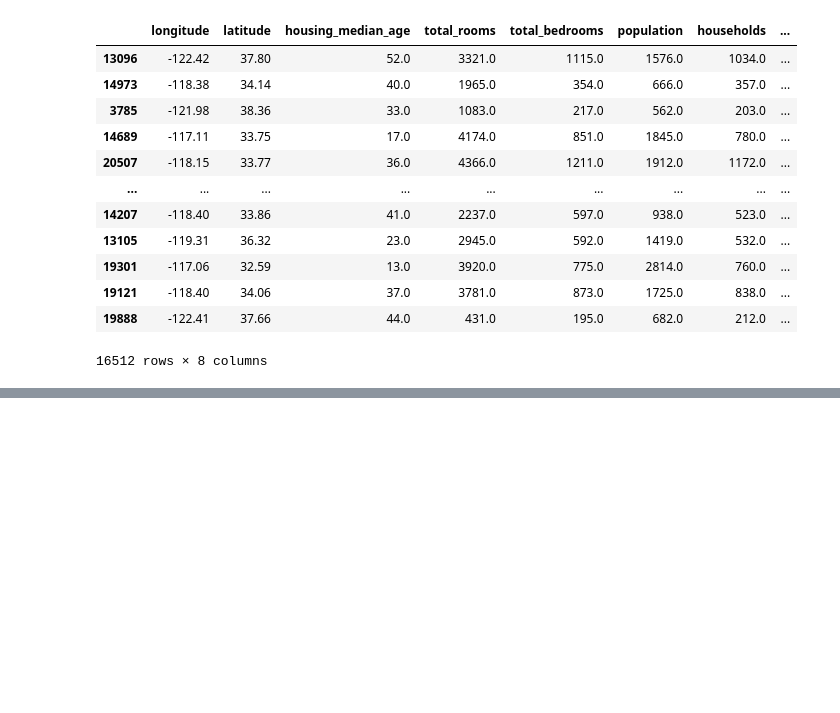
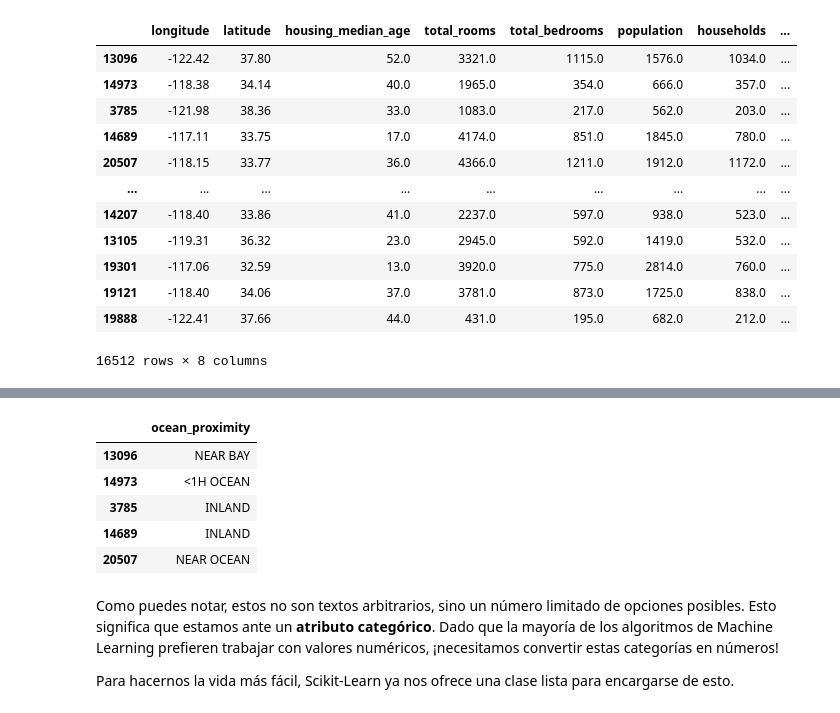
Before and after one commit to titooDiaz/Machine-Learning, a Jupyter notebook: HOML/Chapter 2/notebook.ipynb, the cells around one changed output, grey strips where cells are left out. Cells and saved outputs as stored; diff of their text form; code cells hidden in the pictures; blank space fills up the shorter version.

```diff
--- a/HOML/Chapter 2/notebook.ipynb
+++ b/HOML/Chapter 2/notebook.ipynb
@@ -732,0 +738,14 @@ housing_tr
+# %%
+housing_cat = housing[["ocean_proximity"]]
+housing_cat.head(5)
+# %% [output]
+|  | ocean_proximity |
+| 13096 | NEAR BAY |
+| 14973 | <1H OCEAN |
+| 3785 | INLAND |
+| 14689 | INLAND |
+| 20507 | NEAR OCEAN |
+# %% [markdown]
+Como puedes notar, estos no son textos arbitrarios, sino un número limitado de opciones posibles. Esto significa que estamos ante un **atributo categórico**. Dado que la mayoría de los algoritmos de Machine Learning prefieren trabajar con valores numéricos, ¡necesitamos convertir estas categorías en números!
+
+Para hacernos la vida más fácil, Scikit-Learn ya nos ofrece una clase lista para encargarse de esto.
```
Also changed, not shown: parts of 20 cells of this notebook.
